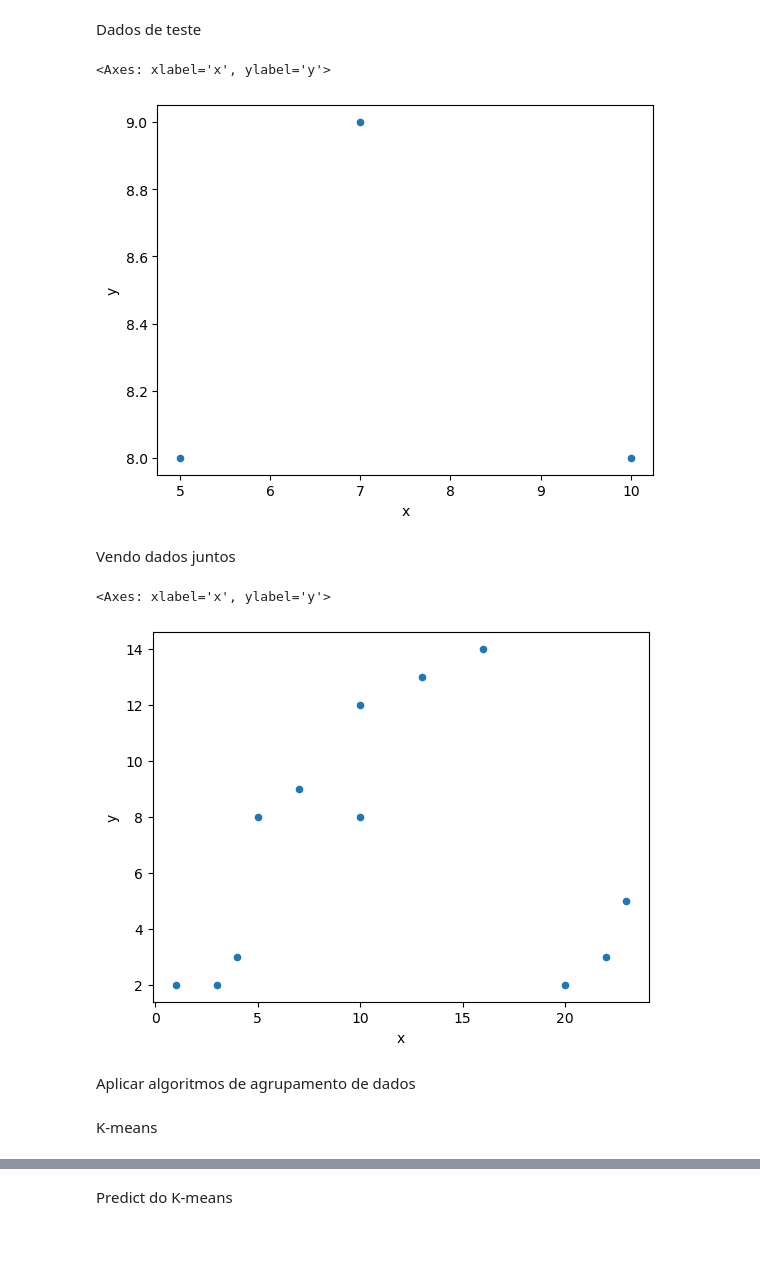
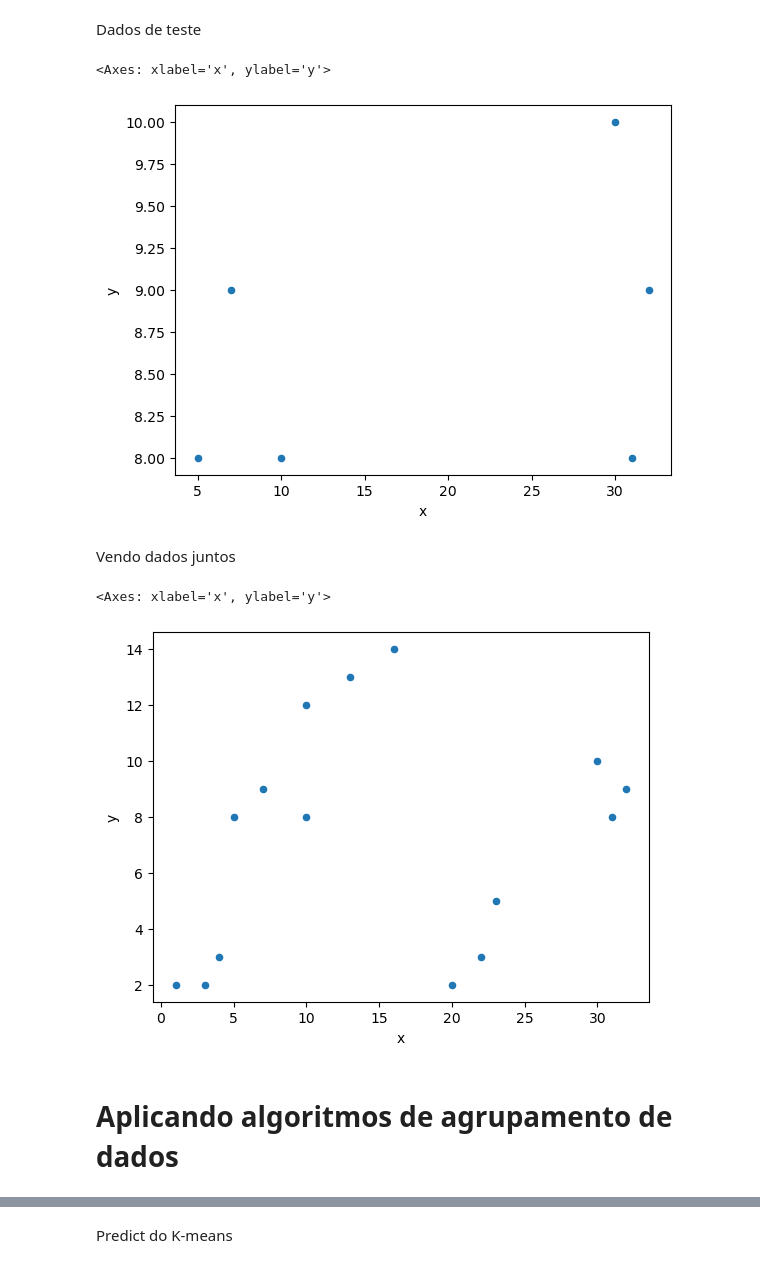
Before and after one commit to Miguelmdcc/IC_RPI_2, a Jupyter notebook: main.ipynb, the cells around one changed output, grey strips where cells are left out. Saved outputs shown, nothing was run; the diff lists cells and outputs as text; code cells hidden in the pictures; blank space fills up the shorter version.

Commit message:
K-means and DBSCAN

```diff
--- a/main.ipynb
+++ b/main.ipynb
@@ -25,12 +25,15 @@ Dados de teste
 # %%
 dados_teste = [[5,8],
               [7,9],
-              [10,8]]
+              [10,8],
+              [30,10],
+              [31,8],
+              [32,9]]
 df_teste = pd.DataFrame(dados_teste, columns=['x','y'])
 df_teste.plot(x='x', y='y', kind='scatter')
 # %% [output]
 <Axes: xlabel='x', ylabel='y'>
-[figure, old version]
+[figure, new version]
 # %% [markdown]
 Vendo dados juntos
 # %%
@@ -38,8 +41,6 @@ df_juntos = pd.merge(df, df_teste, how = 'outer')
 df_juntos.plot(x='x', y='y', kind='scatter')
 # %% [output]
 <Axes: xlabel='x', ylabel='y'>
-[figure, old version]
+[figure, new version]
 # %% [markdown]
-Aplicar algoritmos de agrupamento de dados
+# Aplicando algoritmos de agrupamento de dados
-# %% [markdown]
-K-means
```
Also changed, not shown: parts of 20 cells of this notebook.
